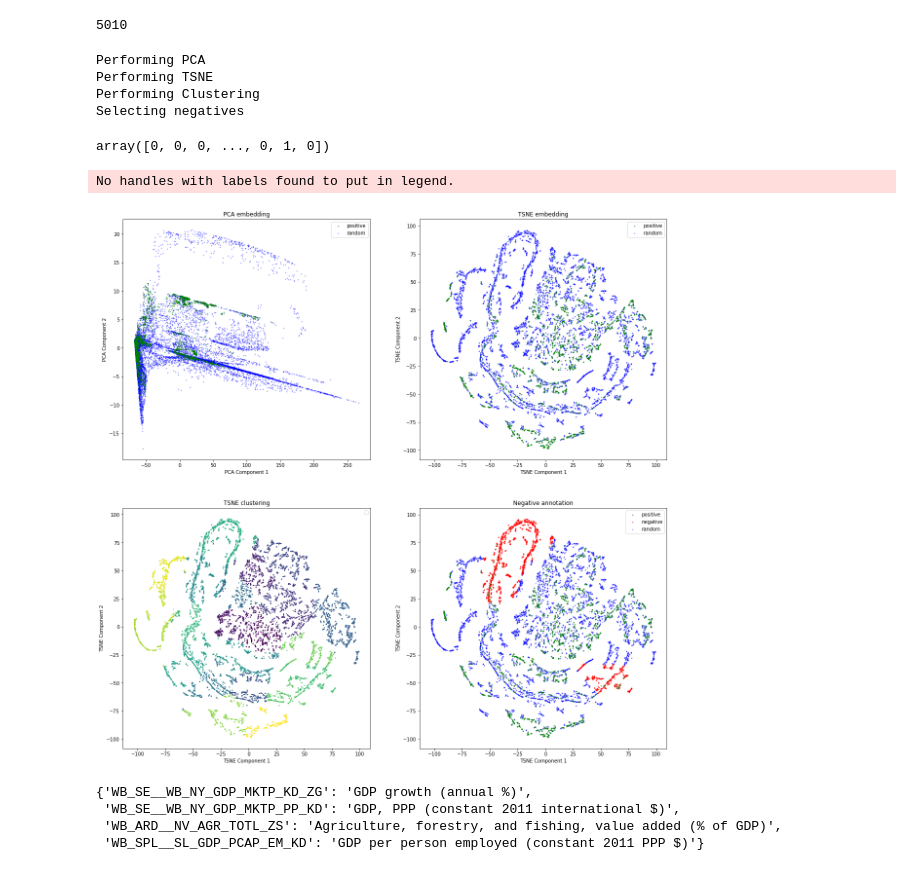
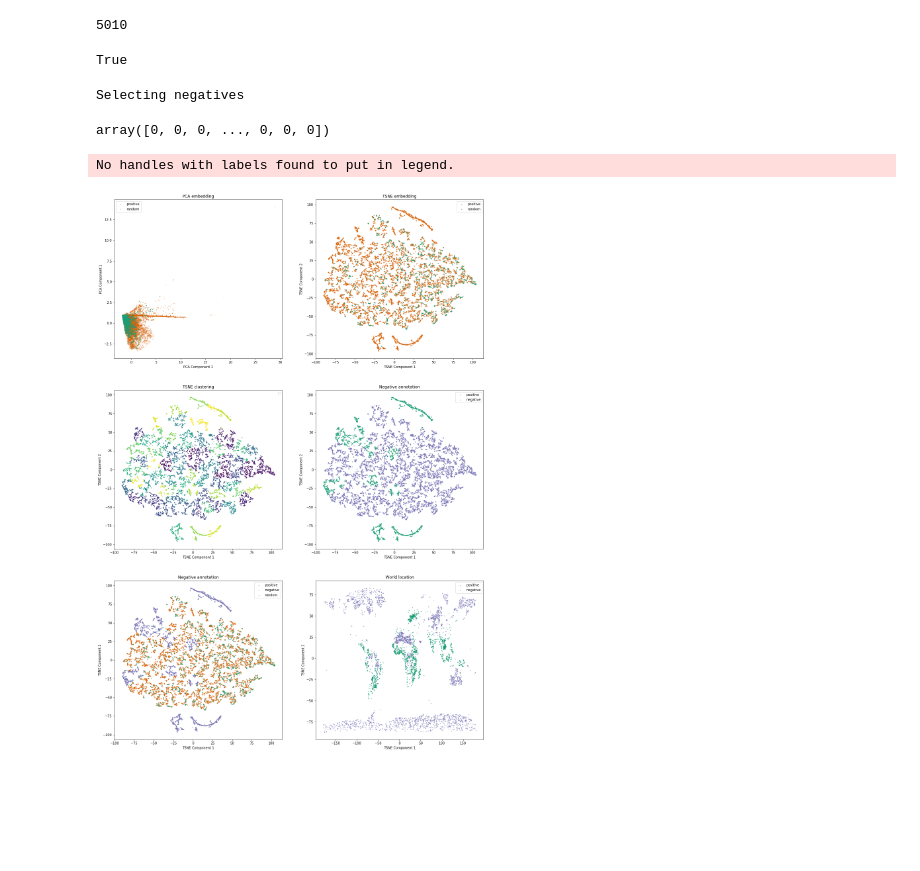
Before and after one commit to thiesgehrmann/JuSiPy_Asser, a Jupyter notebook: 1_pipeline_features.ipynb, the cells around one changed output. Cells and saved outputs as stored; diff of their text form; code cells hidden in the pictures; blank space fills up the shorter version.

Commit message:
Updated negative pipeline (znorm and plot). Fixed somalia & updated grid. Added list_dependencies.sh and put output in README

```diff
--- a/1_pipeline_features.ipynb
+++ b/1_pipeline_features.ipynb
@@ -106,13 +106,3 @@ len(GC._cache._cache.keys())
 5010
 # %%
 latlong_features = latlong_features.drop(columns=['coding_error_do_not_use_feature'])
-# %%
-neg = jusipy.deals.Negative(all_points, latlong_features, autorun=False)
-# %%
-neg.run(bandwidth=20)
-# %% [output]
-Performing PCA
-Performing TSNE
-Performing Clustering
-Selecting negatives
-array([0, 0, 0, ..., 0, 1, 0])
@@ -119,12 +382,15 @@ array([0, 0, 0, ..., 0, 1, 0])
+# %%
+'long' in neg._labels.columns
+# %% [output]
+True
+# %%
+#neg.run()
+Negative.get_negatives(neg)
+# %% [output]
+Selecting negatives
+array([0, 0, 0, ..., 0, 0, 0])
 # %%
-fig, axes = neg.plot()
+fig, axes = Negative.plot(neg)
 # %% [output]
 No handles with labels found to put in legend.
-[figure, old version]
+[figure, new version]
-# %%
-{ k : v for (k,v) in A_country.description.items() if 'gdp' in v.lower() }
-# %% [output]
-{'WB_SE__WB_NY_GDP_MKTP_KD_ZG': 'GDP growth (annual %)',
- 'WB_SE__WB_NY_GDP_MKTP_PP_KD': 'GDP, PPP (constant 2011 international $)',
- 'WB_ARD__NV_AGR_TOTL_ZS': 'Agriculture, forestry, and fishing, value added (% of GDP)',
- 'WB_SPL__SL_GDP_PCAP_EM_KD': 'GDP per person employed (constant 2011 PPP $)'}
```
Also changed, not shown: parts of 5 cells of this notebook, 7 other files.
